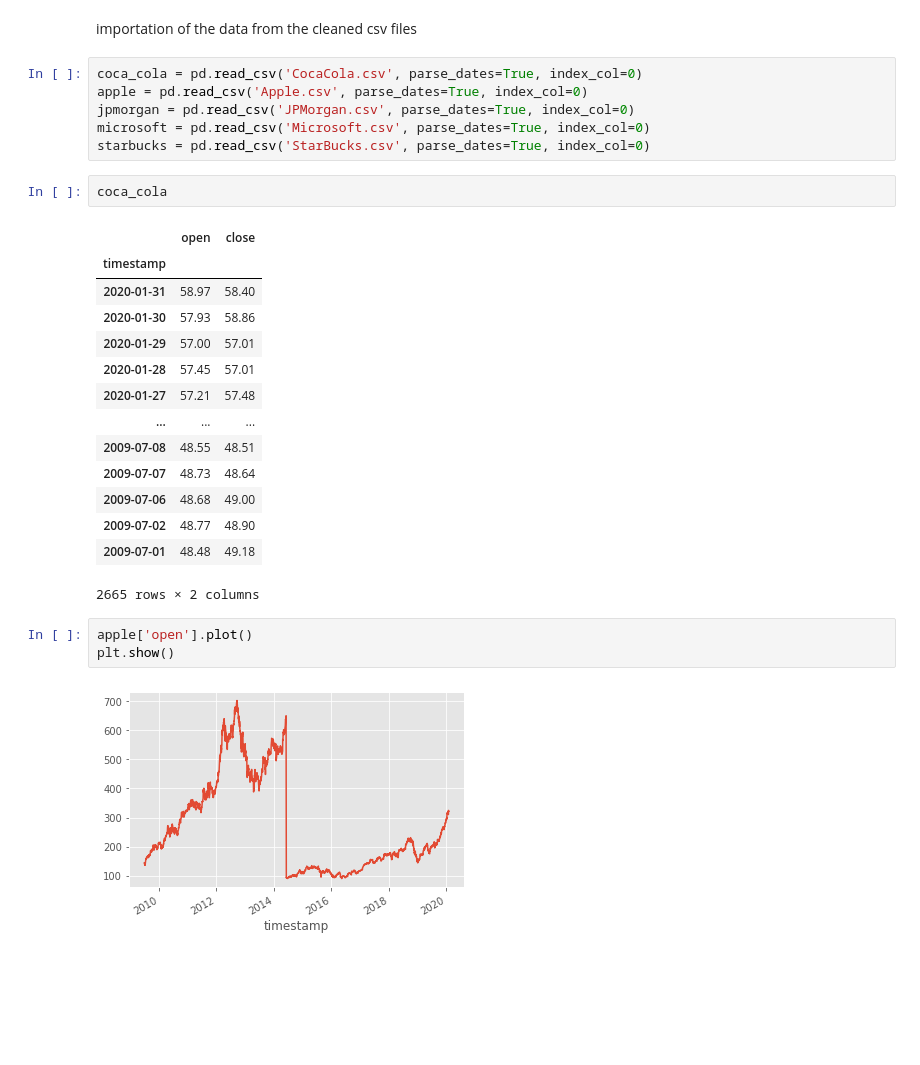
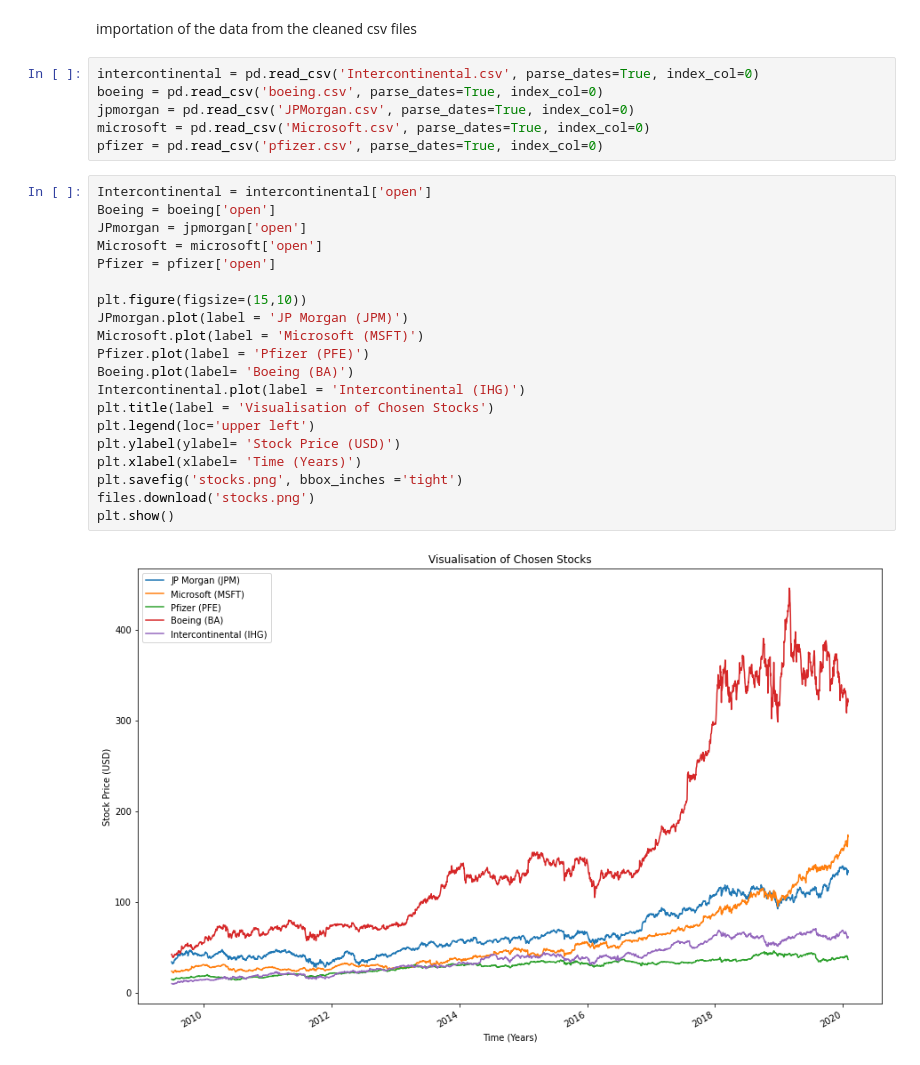
Before and after one commit to Ruanvans/GAN-time-series-implementation, a Jupyter notebook: GAN.ipynb, the cells around one changed output. Saved outputs shown, nothing was run; the diff lists cells and outputs as text; blank space fills up the shorter version.

```diff
--- a/GAN.ipynb
+++ b/GAN.ipynb
@@ -72,30 +72,30 @@ Archive:  data.zip
 # %% [markdown]
 importation of the data from the cleaned csv files
 # %%
-coca_cola = pd.read_csv('CocaCola.csv', parse_dates=True, index_col=0)
-apple = pd.read_csv('Apple.csv', parse_dates=True, index_col=0)
+intercontinental = pd.read_csv('Intercontinental.csv', parse_dates=True, index_col=0)
+boeing = pd.read_csv('boeing.csv', parse_dates=True, index_col=0)
 jpmorgan = pd.read_csv('JPMorgan.csv', parse_dates=True, index_col=0)
 microsoft = pd.read_csv('Microsoft.csv', parse_dates=True, index_col=0)
-starbucks = pd.read_csv('StarBucks.csv', parse_dates=True, index_col=0)
+pfizer = pd.read_csv('pfizer.csv', parse_dates=True, index_col=0)
-# %%
-coca_cola
-# %% [output]
-|  | open | close |
-| timestamp |  |  |
-| 2020-01-31 | 58.97 | 58.40 |
-| 2020-01-30 | 57.93 | 58.86 |
-| 2020-01-29 | 57.00 | 57.01 |
-| 2020-01-28 | 57.45 | 57.01 |
-| 2020-01-27 | 57.21 | 57.48 |
-| ... | ... | ... |
-| 2009-07-08 | 48.55 | 48.51 |
-| 2009-07-07 | 48.73 | 48.64 |
-| 2009-07-06 | 48.68 | 49.00 |
-| 2009-07-02 | 48.77 | 48.90 |
-| 2009-07-01 | 48.48 | 49.18 |
-2665 rows × 2 columns
-# %%
-apple['open'].plot()
-plt.show()
-# %% [output]
-[figure, removed]
+# %%
+Intercontinental = intercontinental['open']
+Boeing = boeing['open']
+JPmorgan = jpmorgan['open']
+Microsoft = microsoft['open']
+Pfizer = pfizer['open']
+
+plt.figure(figsize=(15,10))
+JPmorgan.plot(label = 'JP Morgan (JPM)')
+Microsoft.plot(label = 'Microsoft (MSFT)')
+Pfizer.plot(label = 'Pfizer (PFE)')
+Boeing.plot(label= 'Boeing (BA)')
+Intercontinental.plot(label = 'Intercontinental (IHG)')
+plt.title(label = 'Visualisation of Chosen Stocks')
+plt.legend(loc='upper left')
+plt.ylabel(ylabel= 'Stock Price (USD)')
+plt.xlabel(xlabel= 'Time (Years)')
+plt.savefig('stocks.png', bbox_inches ='tight')
+files.download('stocks.png')
+plt.show()
+# %% [output]
+[figure, added]
```
Also changed, not shown: parts of 1 cell of this notebook.
